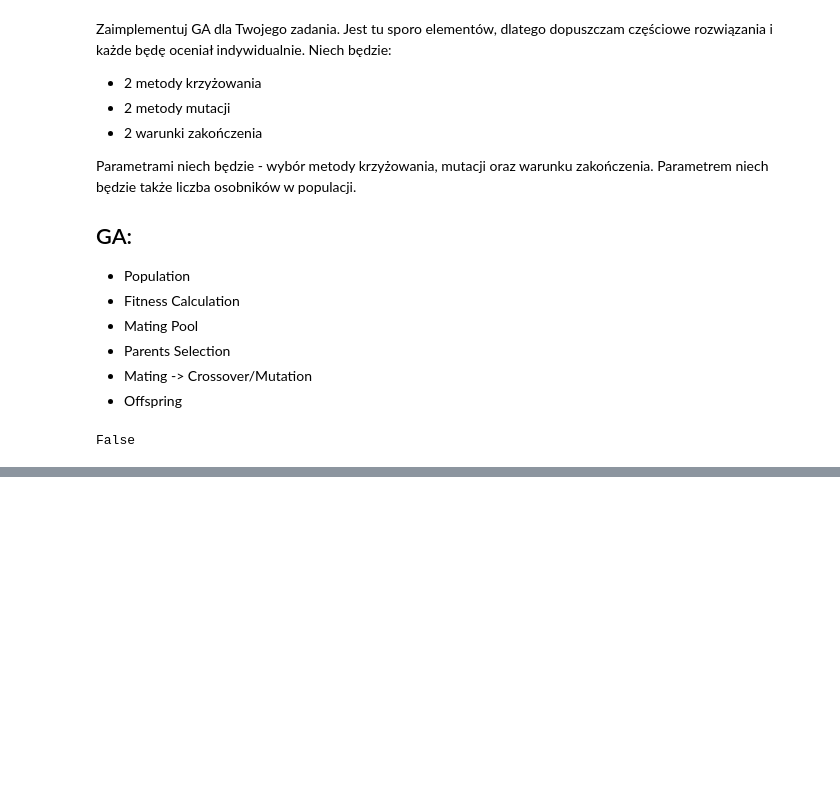
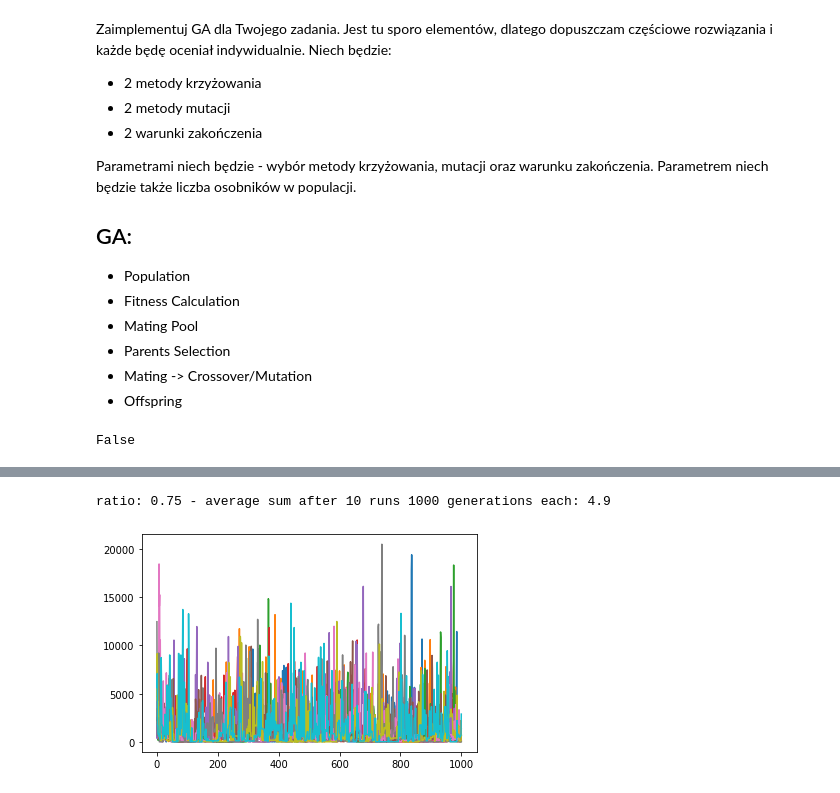
Before and after one commit to jjablonski-it/pjatk-mhe, a Jupyter notebook: MHE_4-Genetic.ipynb, the cells around one changed output, grey strips where cells are left out. Saved outputs shown, nothing was run; the diff lists cells and outputs as text; code cells hidden in the pictures; blank space fills up the shorter version.

```diff
--- a/MHE_4-Genetic.ipynb
+++ b/MHE_4-Genetic.ipynb
@@ -262,0 +295,5 @@ ga_islands.get_best_overall()
+# %%
+test_cross_ratio(0.75)
+# %% [output]
+ratio: 0.75 - average sum after 10 runs 1000 generations each: 4.9
+[figure, added]
```
Also changed, not shown: parts of 12 cells of this notebook.
